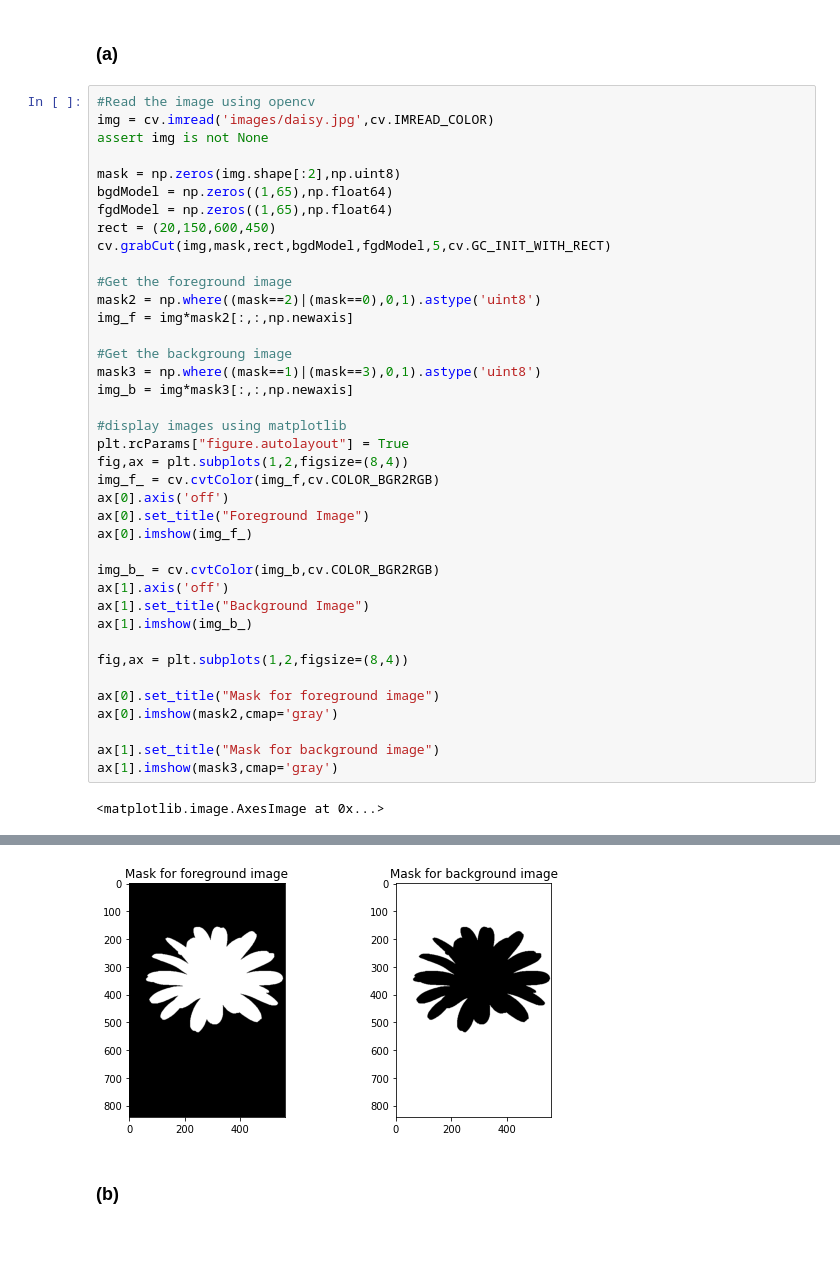
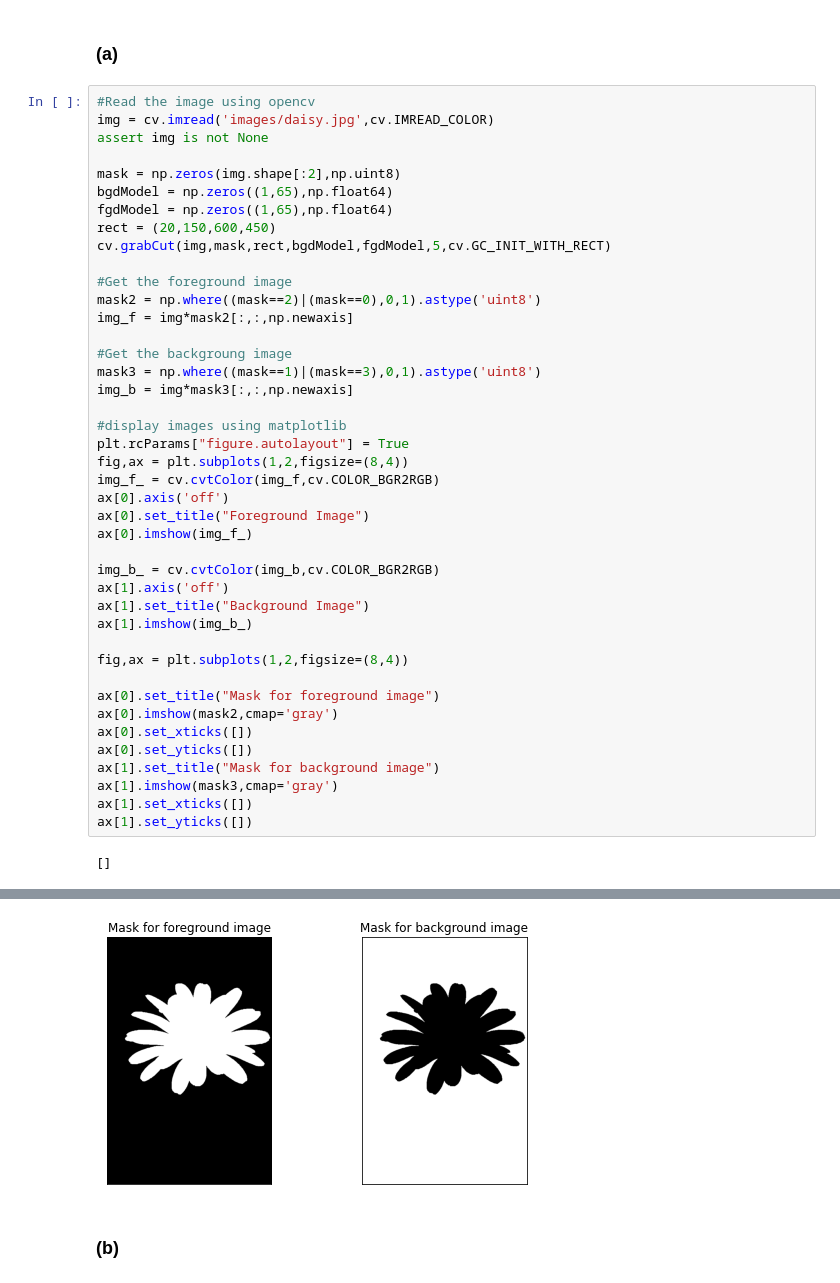
Before and after one commit to vidurawarna/EN2550_CV, a Jupyter notebook: Assignments/Assignment 1/190397E_Assignment1.ipynb, the cells around one changed output, grey strips where cells are left out. Drawn from its saved outputs; the diff is of its cells as text; blank space fills up the shorter version.

```diff
--- a/Assignments/Assignment 1/190397E_Assignment1.ipynb
+++ b/Assignments/Assignment 1/190397E_Assignment1.ipynb
@@ -535,36 +527,39 @@ cv.grabCut(img,mask,rect,bgdModel,fgdModel,5,cv.GC_INIT_WITH_RECT)
 
 #Get the foreground image
 mask2 = np.where((mask==2)|(mask==0),0,1).astype('uint8')
 img_f = img*mask2[:,:,np.newaxis]
 
 #Get the backgroung image
 mask3 = np.where((mask==1)|(mask==3),0,1).astype('uint8')
 img_b = img*mask3[:,:,np.newaxis]
 
 #display images using matplotlib
 plt.rcParams["figure.autolayout"] = True
 fig,ax = plt.subplots(1,2,figsize=(8,4))
 img_f_ = cv.cvtColor(img_f,cv.COLOR_BGR2RGB)
 ax[0].axis('off')
 ax[0].set_title("Foreground Image")
 ax[0].imshow(img_f_)
 
 img_b_ = cv.cvtColor(img_b,cv.COLOR_BGR2RGB)
 ax[1].axis('off')
 ax[1].set_title("Background Image")
 ax[1].imshow(img_b_)
 
 fig,ax = plt.subplots(1,2,figsize=(8,4))
 
 ax[0].set_title("Mask for foreground image")
 ax[0].imshow(mask2,cmap='gray')
-
+ax[0].set_xticks([])
+ax[0].set_yticks([])
 ax[1].set_title("Mask for background image")
 ax[1].imshow(mask3,cmap='gray')
+ax[1].set_xticks([])
+ax[1].set_yticks([])
 # %% [output]
-<matplotlib.image.AxesImage at 0x...>
+[]
 [figure]
-[figure, old version]
+[figure, new version]
 # %% [markdown]
 ### (b)
 # %%
```
Also changed, not shown: parts of 6 cells of this notebook, 4 other files.
